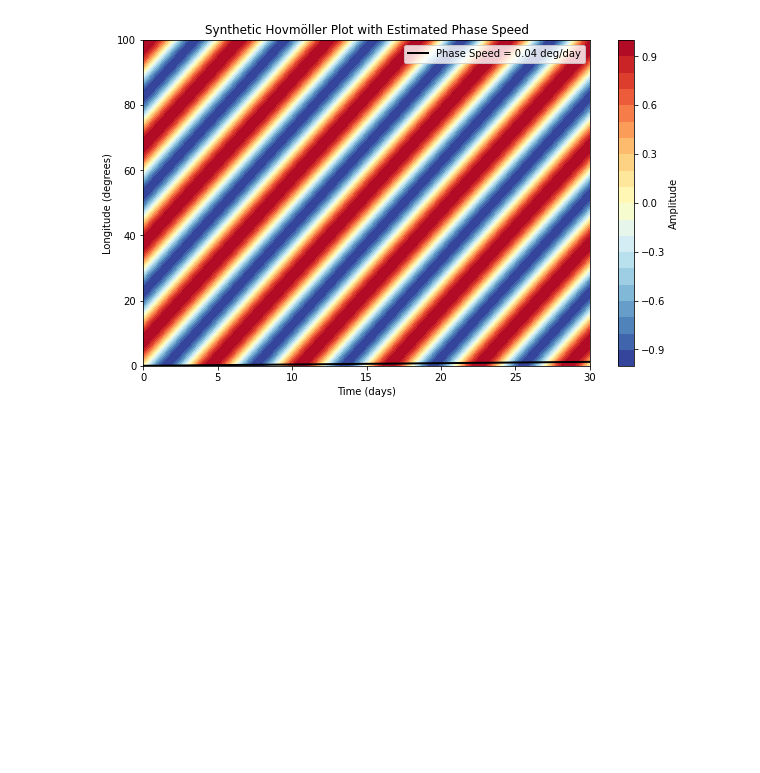
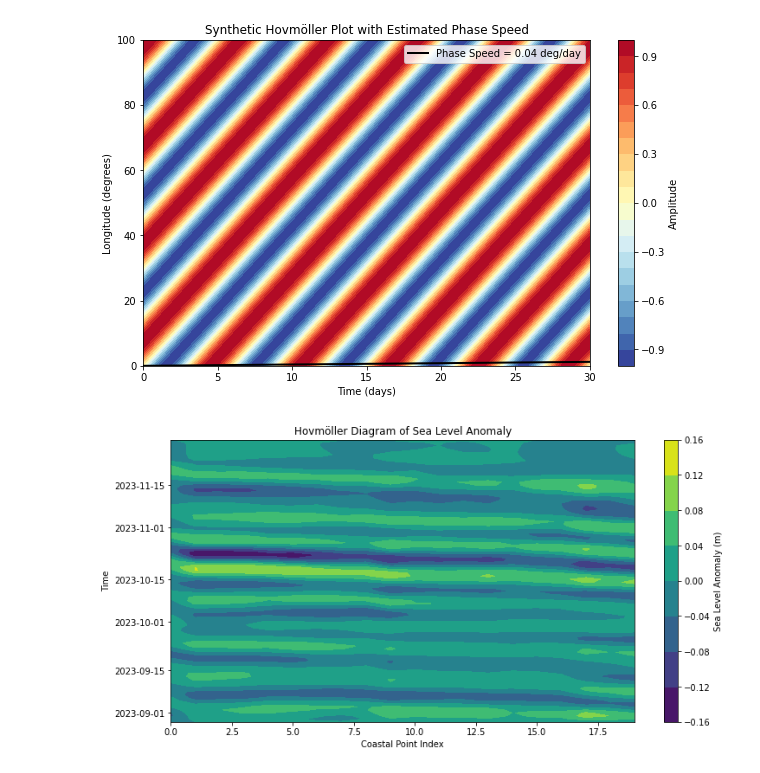
Before and after one commit to ne62rut/coastal_trapped_waves, a Jupyter notebook: temp_phase_speed_computation.ipynb, the cells around one changed output. Cells and saved outputs as stored; diff of their text form; code cells hidden in the pictures; blank space fills up the shorter version.

Commit message:
first steps in hovmoller diagram

```diff
--- a/temp_phase_speed_computation.ipynb
+++ b/temp_phase_speed_computation.ipynb
@@ -79,0 +86,86 @@ Estimated Phase Speed: 0.04 degrees per day
+# %%
+import numpy as np
+import xarray as xr
+import matplotlib.pyplot as plt
+from shapely.geometry import Polygon, Point, LineString
+from scipy.spatial import cKDTree
+import cartopy.feature as cfeature
+import os
+import re
+
+# Step 1: Define the parallelogram
+parallelogram_vertices = np.array([
+    [149, -38],  # Bottom-left
+    [158, -38],  # Bottom-right
+    [158, -25],  # Top-right
+    [149, -25]   # Top-left
+])
+parallelogram = Polygon(parallelogram_vertices)
+
+# Step 2: Extract coastline using Cartopy
+coastline = list(cfeature.COASTLINE.geometries())
+coastline_points = []
+
+for geometry in coastline:
+    if geometry.intersects(parallelogram):
+        if geometry.geom_type == 'LineString':
+            coastline_points.extend(np.array(geometry.coords))
+        elif geometry.geom_type == 'MultiLineString':
+            for line in geometry:
+                coastline_points.extend(np.array(line.coords))
+
+coastline_points = np.array(coastline_points)
+
+# Filter coastline points within the parallelogram
+filtered_points = np.array([point for point in coastline_points if parallelogram.contains(Point(point))])
+
+# Step 3: Interpolate Equally Spaced Points
+coastline_line = LineString(filtered_points)
+n_points = 20  # Define the number of equally spaced points
+distances = np.linspace(0, coastline_line.length, n_points)
+interpolated_points = np.array([coastline_line.interpolate(d).coords[0] for d in distances])
+
+# Step 4: Find Closest Grid Points
+# Extract grid point coordinates from filenames
+grid_data_dir = "/DGFI8/H/work_marcello/coastal_trapped_waves_data/filtered_grids_BLUELINK"
+grid_points = []
+files = os.listdir(grid_data_dir)
+
+for file in files:
+    match = re.search(r"lat_(-?\d+\.\d+)_lon_(-?\d+\.\d+)", file)
+    if match:
+        lat, lon = map(float, match.groups())
+        grid_points.append((lon, lat))
+
+grid_points = np.array(grid_points)
+
+# Use cKDTree for efficient nearest-neighbor search
+tree = cKDTree(grid_points)
+distances, indices = tree.query(interpolated_points)
+closest_points = grid_points[indices]
+
+# Step 5: Extract Time Series
+time_series_list = []
+
+for i, index in enumerate(indices):
+    file_name = f"filtered_sla_lat_{grid_points[index][1]}_lon_{grid_points[index][0]}.nc"
+    file_path = os.path.join(grid_data_dir, file_name)
+
+    # Open the NetCDF file and extract time series
+    ds = xr.open_dataset(file_path)
+    time_series = ds['filtered_sla'].values  # Assuming 'sla' is the variable name
+    time_series_list.append(time_series)
+
+time_series_matrix = np.array(time_series_list)
+
+# Step 6: Create Hovmöller Diagram
+time = ds['time'].values  # Assuming 'time' is the time coordinate
+plt.figure(figsize=(12, 6))
+plt.contourf(range(len(interpolated_points)), time, time_series_matrix.T, cmap='viridis')
+plt.colorbar(label='Sea Level Anomaly (m)')
+plt.xlabel('Coastal Point Index')
+plt.ylabel('Time')
+plt.title('Hovmöller Diagram of Sea Level Anomaly')
+plt.show()
+# %% [output]
+[figure, added]
```
Also changed, not shown: parts of 2 cells of this notebook.
